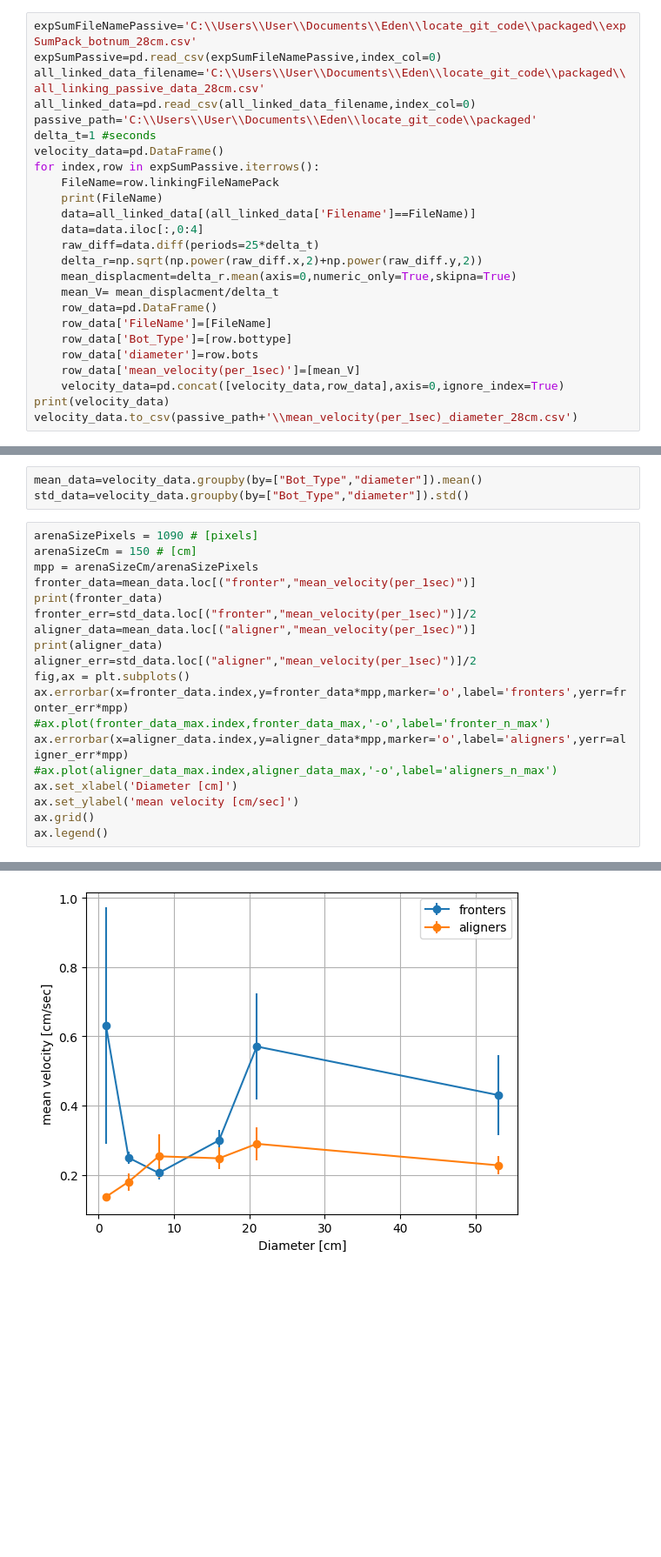
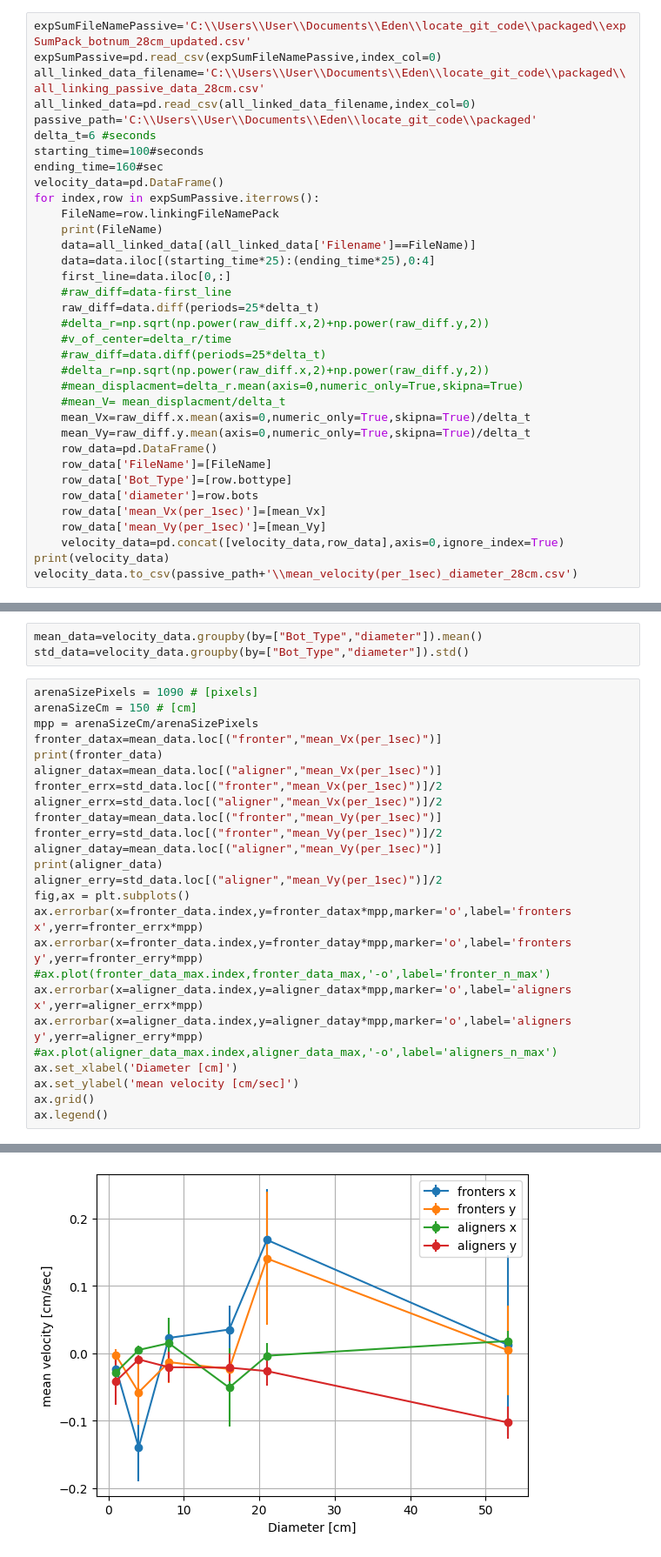
Before and after one commit to complex-lab/robotic_swarms, a Jupyter notebook: mean_velocity_vs_botnum_diameter_28cm.ipynb, the cells around one changed output, grey strips where cells are left out. Shown at 87% size. Drawn from its saved outputs; the diff is of its cells as text; blank space fills up the shorter version.

```diff
--- a/mean_velocity_vs_botnum_diameter_28cm.ipynb
+++ b/mean_velocity_vs_botnum_diameter_28cm.ipynb
@@ -33,27 +33,37 @@ def powerlaw(x,A,n):
 def linear_fit_log(x,n,A):
     return n*x+A
 # %%
-expSumFileNamePassive='C:\\Users\\User\\Documents\\Eden\\locate_git_code\\packaged\\expSumPack_botnum_28cm.csv'
+expSumFileNamePassive='C:\\Users\\User\\Documents\\Eden\\locate_git_code\\packaged\\expSumPack_botnum_28cm_updated.csv'
 expSumPassive=pd.read_csv(expSumFileNamePassive,index_col=0)
 all_linked_data_filename='C:\\Users\\User\\Documents\\Eden\\locate_git_code\\packaged\\all_linking_passive_data_28cm.csv'
 all_linked_data=pd.read_csv(all_linked_data_filename,index_col=0)
 passive_path='C:\\Users\\User\\Documents\\Eden\\locate_git_code\\packaged'
-delta_t=1 #seconds
+delta_t=6 #seconds
+starting_time=100#seconds
+ending_time=160#sec
 velocity_data=pd.DataFrame()
 for index,row in expSumPassive.iterrows():
     FileName=row.linkingFileNamePack
     print(FileName)
     data=all_linked_data[(all_linked_data['Filename']==FileName)]
-    data=data.iloc[:,0:4]
+    data=data.iloc[(starting_time*25):(ending_time*25),0:4]
+    first_line=data.iloc[0,:]
+    #raw_diff=data-first_line
     raw_diff=data.diff(periods=25*delta_t)
-    delta_r=np.sqrt(np.power(raw_diff.x,2)+np.power(raw_diff.y,2))
-    mean_displacment=delta_r.mean(axis=0,numeric_only=True,skipna=True)
-    mean_V= mean_displacment/delta_t
+    #delta_r=np.sqrt(np.power(raw_diff.x,2)+np.power(raw_diff.y,2))
+    #v_of_center=delta_r/time
+    #raw_diff=data.diff(periods=25*delta_t)
+    #delta_r=np.sqrt(np.power(raw_diff.x,2)+np.power(raw_diff.y,2))
+    #mean_displacment=delta_r.mean(axis=0,numeric_only=True,skipna=True)
+    #mean_V= mean_displacment/delta_t
+    mean_Vx=raw_diff.x.mean(axis=0,numeric_only=True,skipna=True)/delta_t
+    mean_Vy=raw_diff.y.mean(axis=0,numeric_only=True,skipna=True)/delta_t
     row_data=pd.DataFrame()
     row_data['FileName']=[FileName]
     row_data['Bot_Type']=[row.bottype]
     row_data['diameter']=row.bots
-    row_data['mean_velocity(per_1sec)']=[mean_V]
+    row_data['mean_Vx(per_1sec)']=[mean_Vx]
+    row_data['mean_Vy(per_1sec)']=[mean_Vy]
     velocity_data=pd.concat([velocity_data,row_data],axis=0,ignore_index=True)
 print(velocity_data)
 velocity_data.to_csv(passive_path+'\\mean_velocity(per_1sec)_diameter_28cm.csv')
@@ -82,16 +93,22 @@ std_data=velocity_data.groupby(by=["Bot_Type","diameter"]).std()
 arenaSizePixels = 1090 # [pixels]
 arenaSizeCm = 150 # [cm]
 mpp = arenaSizeCm/arenaSizePixels
-fronter_data=mean_data.loc[("fronter","mean_velocity(per_1sec)")]
+fronter_datax=mean_data.loc[("fronter","mean_Vx(per_1sec)")]
 print(fronter_data)
-fronter_err=std_data.loc[("fronter","mean_velocity(per_1sec)")]/2
-aligner_data=mean_data.loc[("aligner","mean_velocity(per_1sec)")]
+aligner_datax=mean_data.loc[("aligner","mean_Vx(per_1sec)")]
+fronter_errx=std_data.loc[("fronter","mean_Vx(per_1sec)")]/2
+aligner_errx=std_data.loc[("aligner","mean_Vx(per_1sec)")]/2
+fronter_datay=mean_data.loc[("fronter","mean_Vy(per_1sec)")]
+fronter_erry=std_data.loc[("fronter","mean_Vy(per_1sec)")]/2
+aligner_datay=mean_data.loc[("aligner","mean_Vy(per_1sec)")]
 print(aligner_data)
-aligner_err=std_data.loc[("aligner","mean_velocity(per_1sec)")]/2
+aligner_erry=std_data.loc[("aligner","mean_Vy(per_1sec)")]/2
 fig,ax = plt.subplots()
-ax.errorbar(x=fronter_data.index,y=fronter_data*mpp,marker='o',label='fronters',yerr=fronter_err*mpp)
+ax.errorbar(x=fronter_data.index,y=fronter_datax*mpp,marker='o',label='fronters x',yerr=fronter_errx*mpp)
+ax.errorbar(x=fronter_data.index,y=fronter_datay*mpp,marker='o',label='fronters y',yerr=fronter_erry*mpp)
 #ax.plot(fronter_data_max.index,fronter_data_max,'-o',label='fronter_n_max')
-ax.errorbar(x=aligner_data.index,y=aligner_data*mpp,marker='o',label='aligners',yerr=aligner_err*mpp)
+ax.errorbar(x=aligner_data.index,y=aligner_datax*mpp,marker='o',label='aligners x',yerr=aligner_errx*mpp)
+ax.errorbar(x=aligner_data.index,y=aligner_datay*mpp,marker='o',label='aligners y',yerr=aligner_erry*mpp)
 #ax.plot(aligner_data_max.index,aligner_data_max,'-o',label='aligners_n_max')
 ax.set_xlabel('Diameter [cm]')
 ax.set_ylabel('mean velocity [cm/sec]')
@@ -116,6 +133,6 @@ diameter
 Name: mean_velocity(per_1sec), dtype: float64
 <matplotlib.legend.Legend at 0x...>
-[figure, old version]
+[figure, new version]
 # %%
 arenaSizePixels = 1090 # [pixels]
 arenaSizeCm = 150 # [cm]
```
Also changed, not shown: parts of 3 cells of this notebook, 1 other file.
